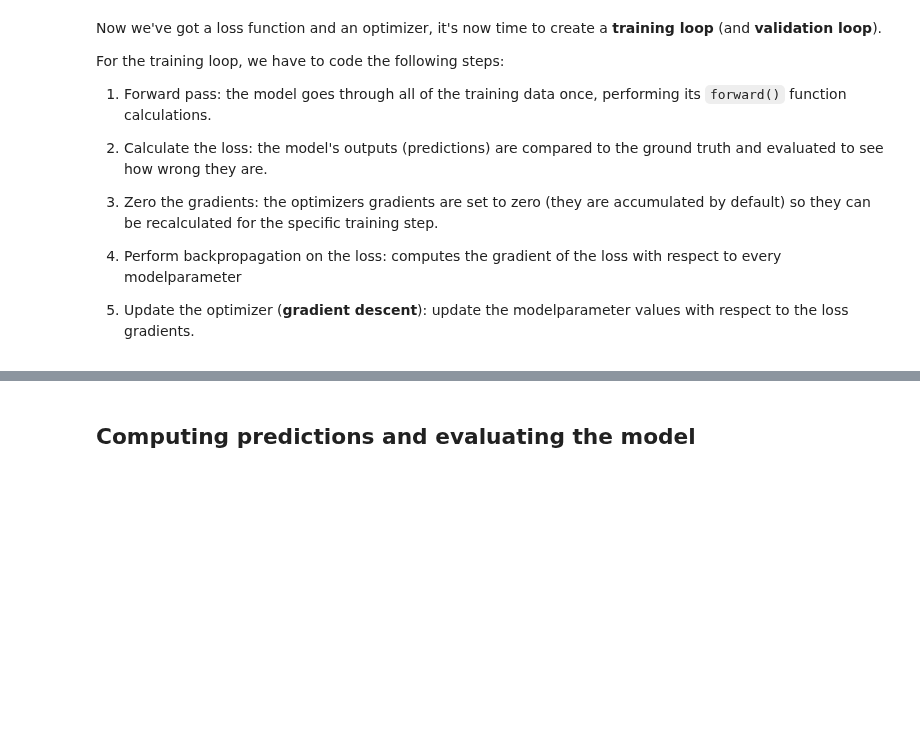
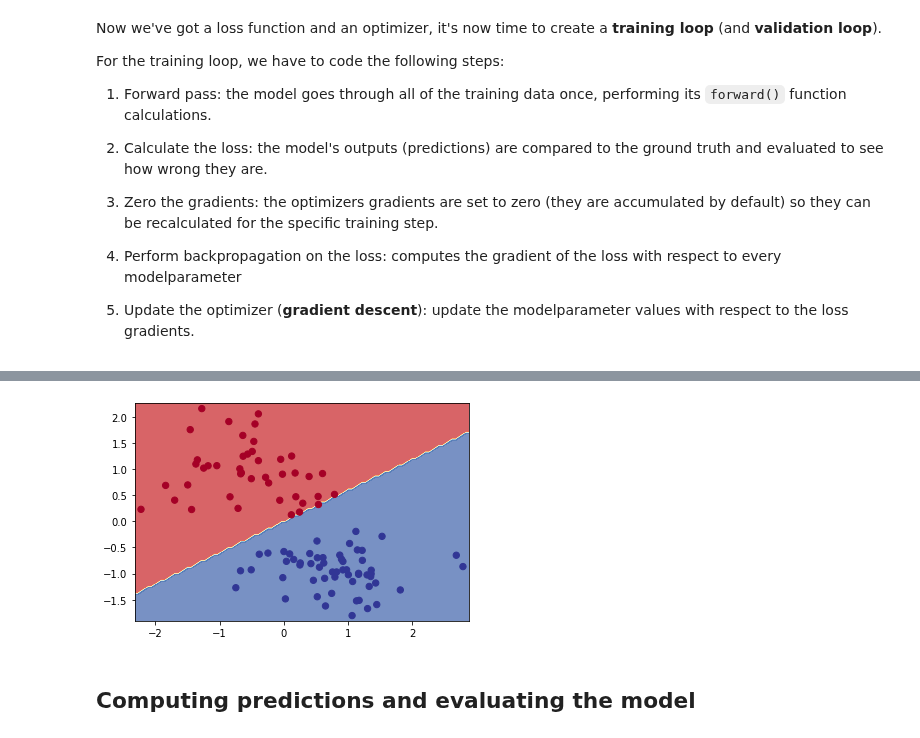
Before and after one commit to sdgroeve/D012554_Machine_Learning_2023, a Jupyter notebook: 01_logisitc_regression_in_pytorch.ipynb, the cells around one changed output, grey strips where cells are left out. Saved outputs shown, nothing was run; the diff lists cells and outputs as text; code cells hidden in the pictures; blank space fills up the shorter version.

```diff
--- a/01_logisitc_regression_in_pytorch.ipynb
+++ b/01_logisitc_regression_in_pytorch.ipynb
@@ -321,3 +336,7 @@ validation AUC: 0.0
+# %%
+plot_decision_boundary(model, X_val, y_val)
+# %% [output]
+[figure, added]
 # %% [markdown]
 ## Computing predictions and evaluating the model
 # %%
```
Also changed, not shown: parts of 11 cells of this notebook.
